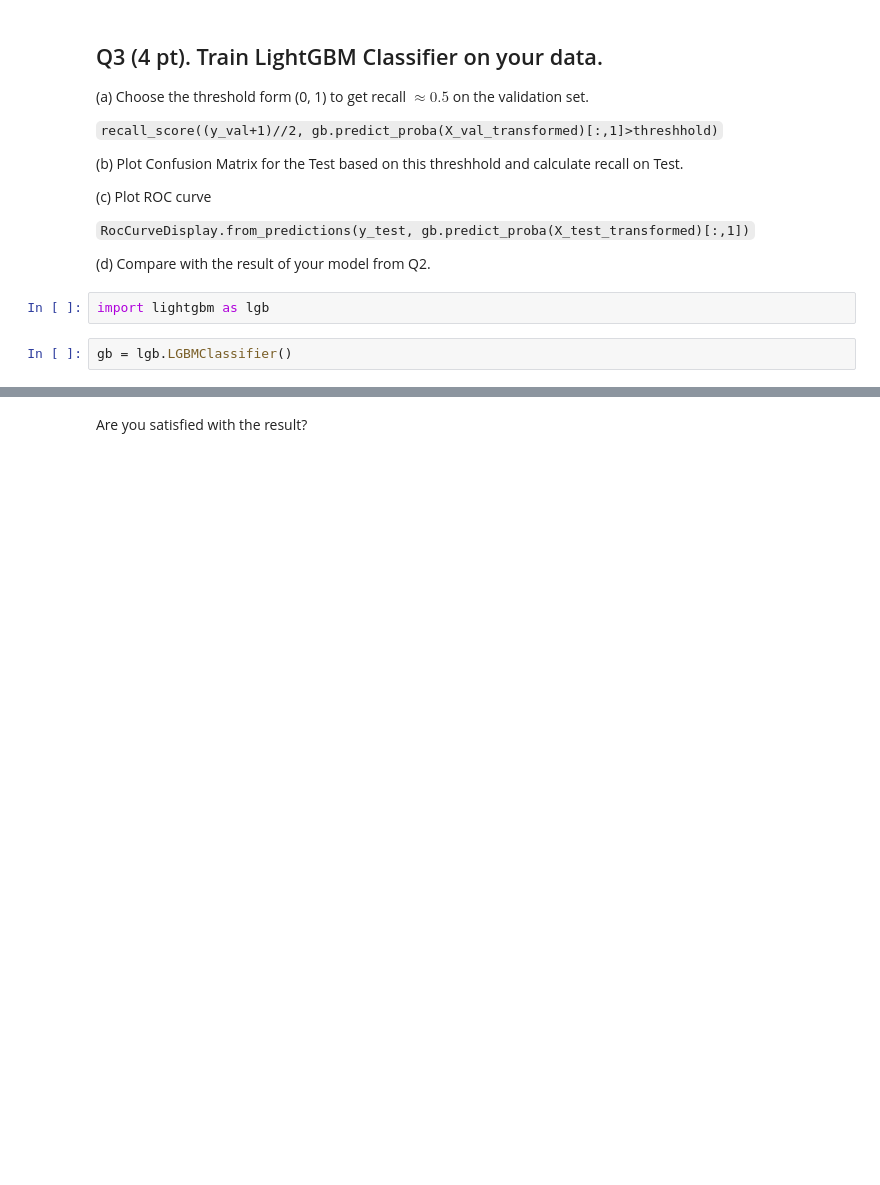
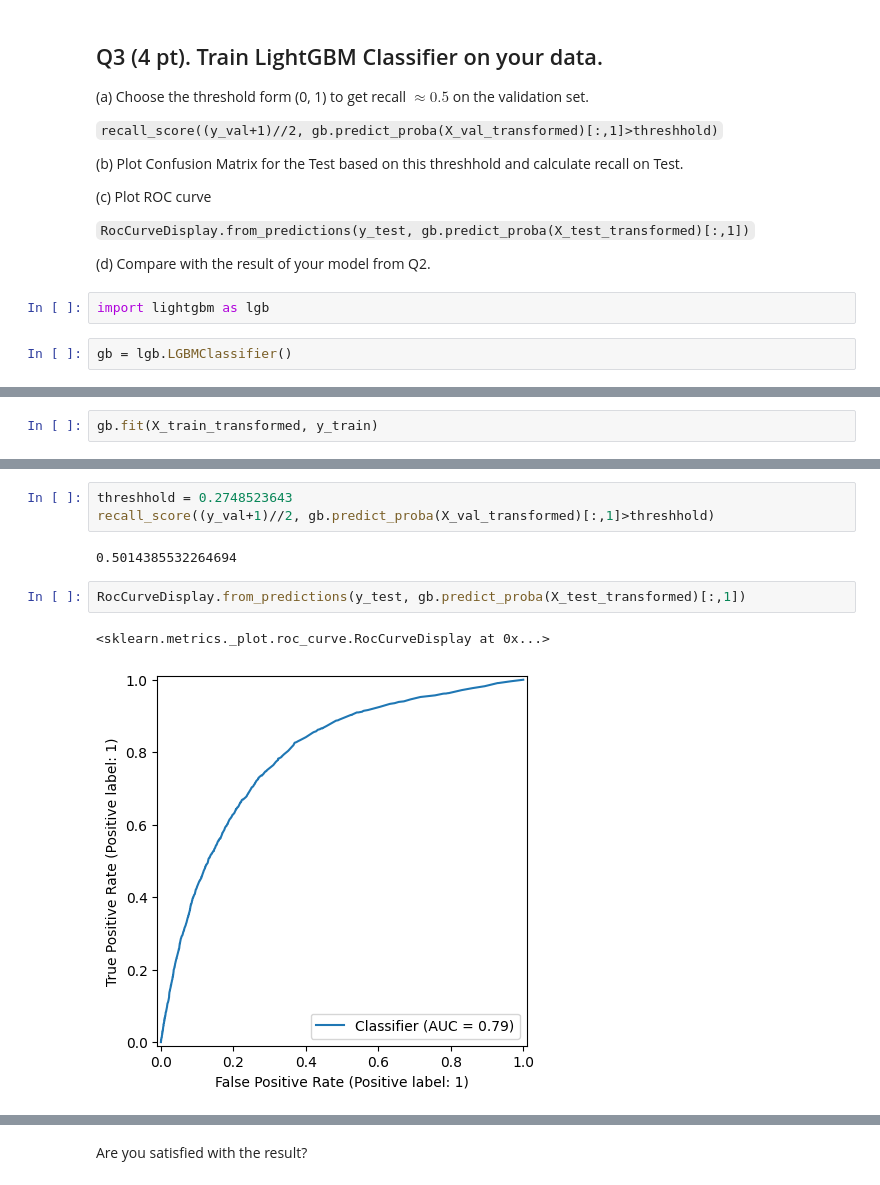
Before and after one commit to Joseppi007/MachineLearningRubbish, a Jupyter notebook: 2025_spring/Week09_GBM/HW8.ipynb, the cells around one changed output, grey strips where cells are left out. Drawn from its saved outputs; the diff is of its cells as text; blank space fills up the shorter version.

```diff
--- a/2025_spring/Week09_GBM/HW8.ipynb
+++ b/2025_spring/Week09_GBM/HW8.ipynb
@@ -345,0 +338,2 @@ gb = lgb.LGBMClassifier()
+# %%
+gb.fit(X_train_transformed, y_train)
@@ -345,0 +350,10 @@ gb = lgb.LGBMClassifier()
+# %%
+threshhold = 0.2748523643
+recall_score((y_val+1)//2, gb.predict_proba(X_val_transformed)[:,1]>threshhold)
+# %% [output]
+0.5014385532264694
+# %%
+RocCurveDisplay.from_predictions(y_test, gb.predict_proba(X_test_transformed)[:,1])
+# %% [output]
+<sklearn.metrics._plot.roc_curve.RocCurveDisplay at 0x...>
+[figure, added]
```
Also changed, not shown: parts of 7 cells of this notebook.
